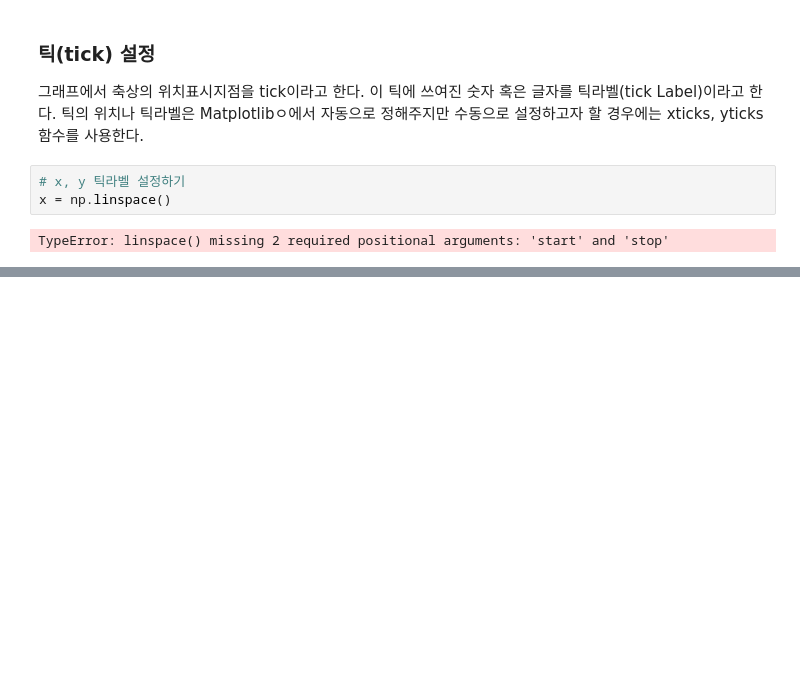
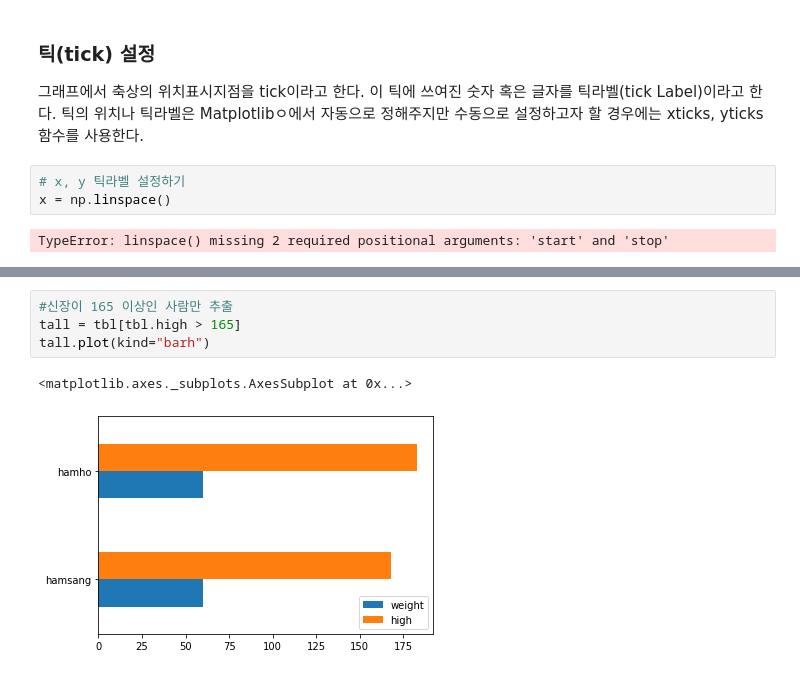
Before and after one commit to devhammi/pythonStudy, a Jupyter notebook: 22. 데이터분석_padas.ipynb, the cells around one changed output, grey strips where cells are left out. Drawn from its saved outputs; the diff is of its cells as text; blank space fills up the shorter version.

```diff
--- a/22. 데이터분석_padas.ipynb
+++ b/22. 데이터분석_padas.ipynb
@@ -133,0 +191,7 @@ TypeError: linspace() missing 2 required positional arguments: 'start' and 'stop
+# %%
+#신장이 165 이상인 사람만 추출
+tall = tbl[tbl.high > 165]
+tall.plot(kind="barh")
+# %% [output]
+<matplotlib.axes._subplots.AxesSubplot at 0x...>
+[figure, added]
```
Also changed, not shown: parts of 24 cells of this notebook, 1 other file.
